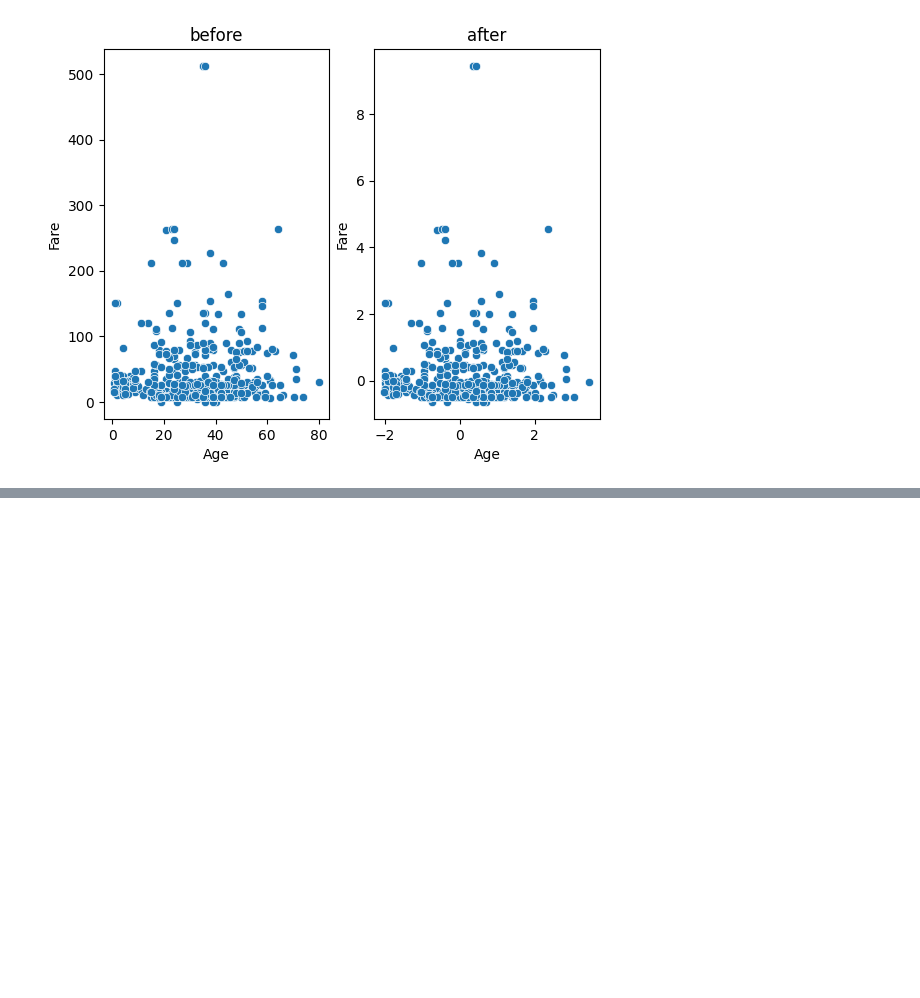
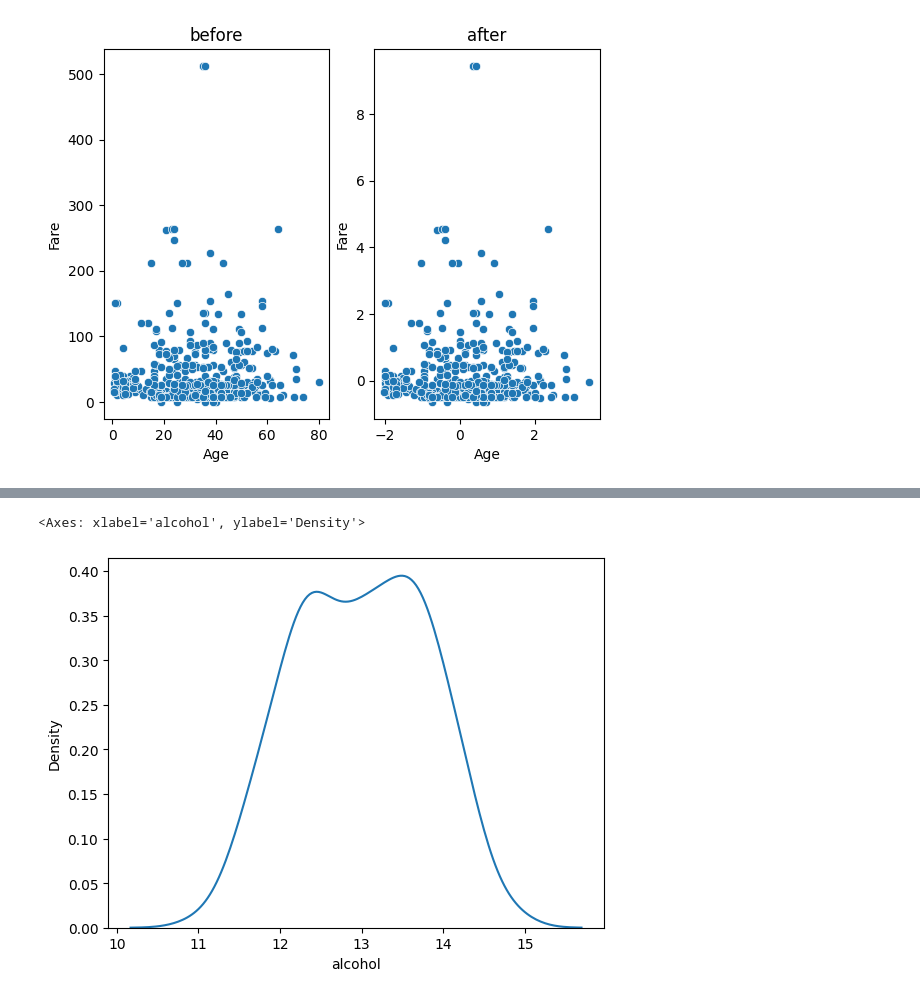
Before and after one commit to Amulussolver/Machine-learning, a Jupyter notebook: feature_eng.ipynb, the cells around one changed output, grey strips where cells are left out. Cells and saved outputs as stored; diff of their text form; code cells hidden in the pictures; blank space fills up the shorter version.

```diff
--- a/feature_eng.ipynb
+++ b/feature_eng.ipynb
@@ -143,0 +150,3 @@ Text(0.5, 1.0, 'after')
+# %%
+df=pd.read_csv("wine_data.csv",usecols=[0,1,2])
+df.columns=["Class-label","alcohol","Mallic-acid"]
@@ -143,0 +169,5 @@ Text(0.5, 1.0, 'after')
+# %%
+sns.kdeplot(df.alcohol)
+# %% [output]
+<Axes: xlabel='alcohol', ylabel='Density'>
+[figure, added]
```
Also changed, not shown: parts of 17 cells of this notebook.
